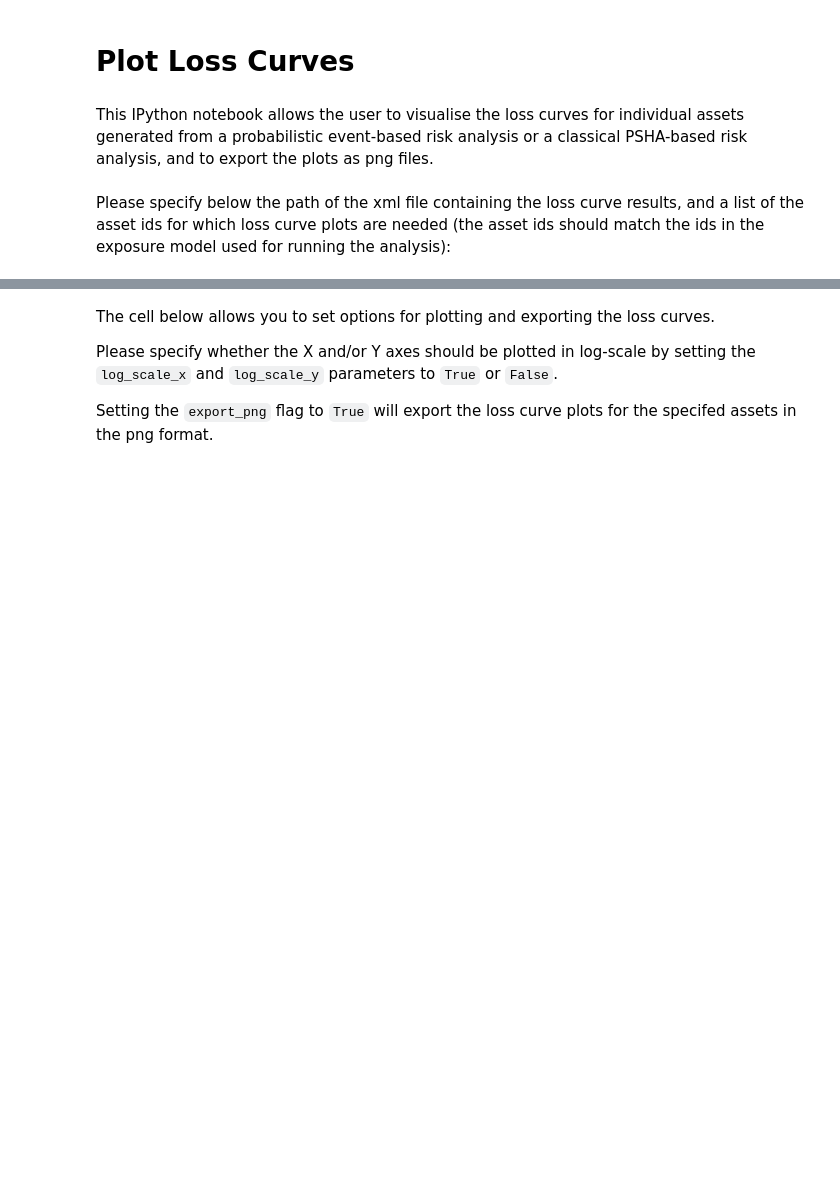
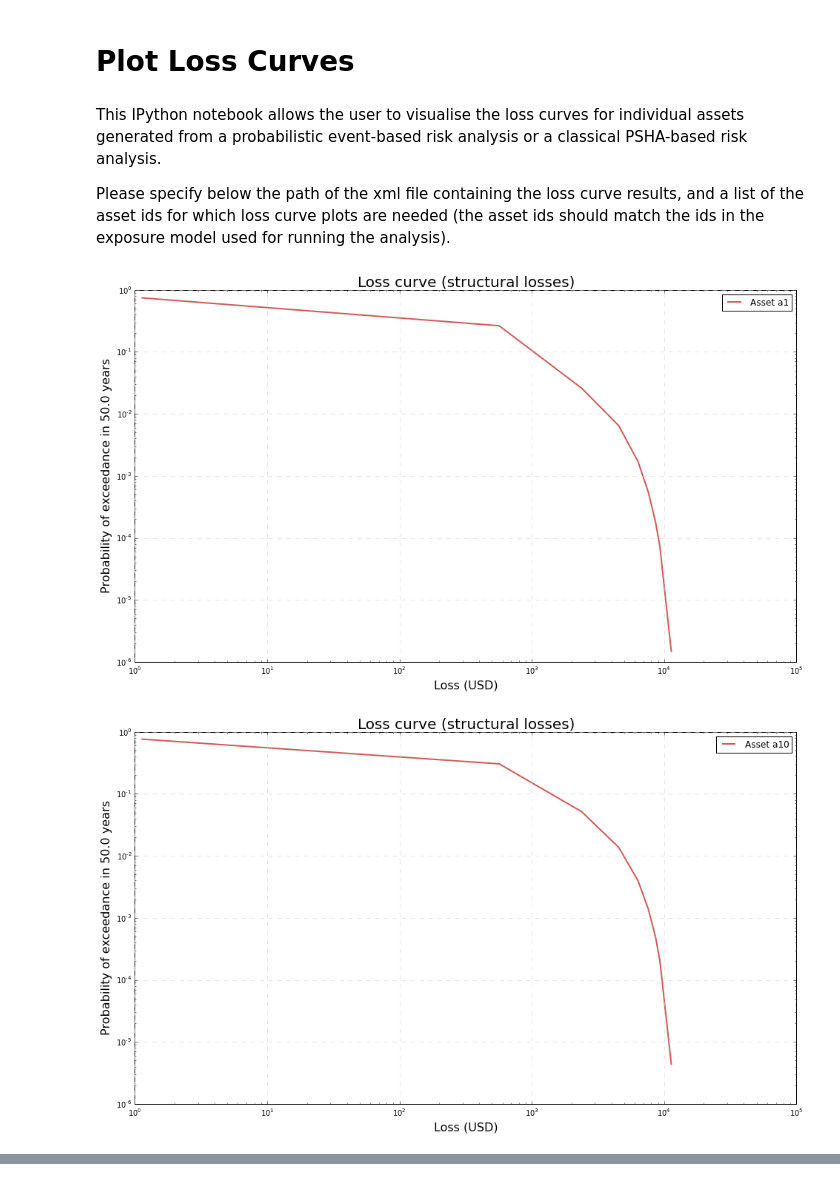
Before and after one commit to GEMScienceTools/rmtk, a Jupyter notebook: rmtk/plotting/loss_curves/plot_loss_curves.ipynb, the cells around one changed output, grey strips where cells are left out. Drawn from its saved outputs; the diff is of its cells as text; code cells hidden in the pictures; blank space fills up the shorter version.

Commit message:
Update Plot Loss Curves
Reduce the cells
Delete export_png flag

```diff
--- a/rmtk/plotting/loss_curves/plot_loss_curves.ipynb
+++ b/rmtk/plotting/loss_curves/plot_loss_curves.ipynb
@@ -1,4 +1,6 @@
 # %% [markdown]
 # Plot Loss Curves
 # %% [markdown]
-This IPython notebook allows the user to visualise the loss curves for individual assets generated from a probabilistic event-based risk analysis or a classical PSHA-based risk analysis, and to export the plots as png files.
+This IPython notebook allows the user to visualise the loss curves for individual assets generated from a probabilistic event-based risk analysis or a classical PSHA-based risk analysis.
+
+Please specify below the path of the xml file containing the loss curve results, and a list of the asset ids for which loss curve plots are needed (the asset ids should match the ids in the exposure model used for running the analysis).
@@ -8,5 +7,14 @@ import plot_loss_curves as plotlc
-# %% [markdown]
-Please specify below the path of the xml file containing the loss curve results, and a list of the asset ids for which loss curve plots are needed (the asset ids should match the ids in the exposure model used for running the analysis):
 # %%
+%matplotlib inline
+import plot_loss_curves as plotlc
+
 loss_curves_file = '../sample_outputs/classical_risk/loss-curves-structural.xml'
 assets_list = ['a1', 'a10', 'a100']
+
+log_scale_x = True
+log_scale_y = True
+
+plotlc.plot_loss_curves(loss_curves_file, assets_list, log_scale_x, log_scale_y)
+# %% [output]
+[figure, added]
+[figure, added]
@@ -13,6 +21,0 @@ assets_list = ['a1', 'a10', 'a100']
-# %% [markdown]
-The cell below allows you to set options for plotting and exporting the loss curves.
-
-Please specify whether the X and/or Y axes should be plotted in log-scale by setting the `log_scale_x` and `log_scale_y` parameters to `True` or `False`.
-
-Setting the `export_png` flag to `True` will export the loss curve plots for the specifed assets in the png format.
```
Also changed, not shown: parts of 4 cells of this notebook.
